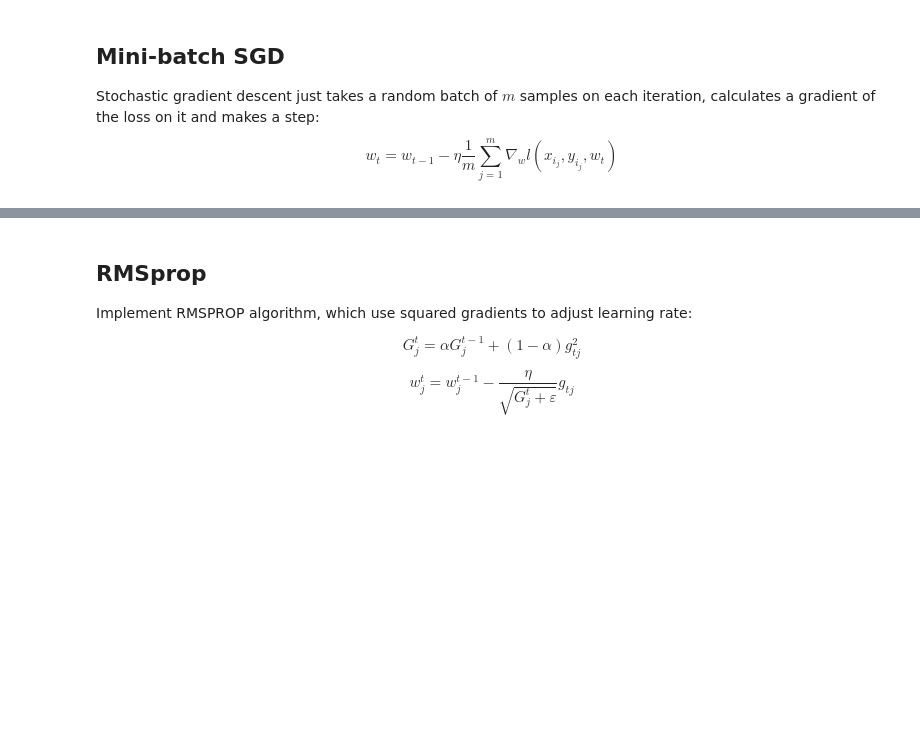
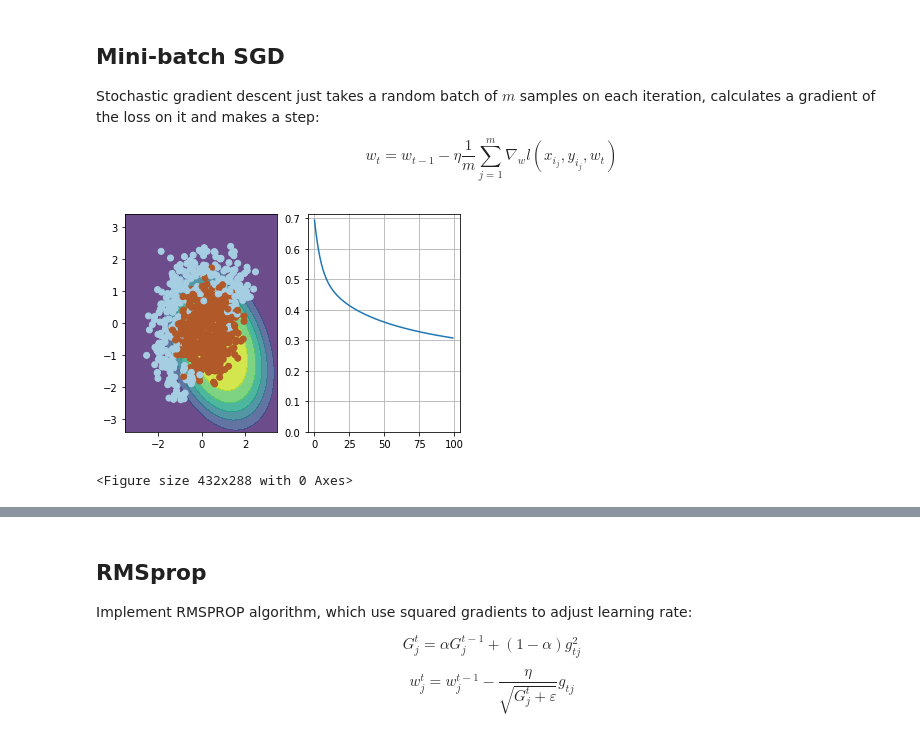
Before and after one commit to nsanghi/intro-to-dl, a Jupyter notebook: week1/week01_pa_solution.ipynb, the cells around one changed output, grey strips where cells are left out. Cells and saved outputs as stored; diff of their text form; code cells hidden in the pictures; blank space fills up the shorter version.

```diff
--- a/week1/week01_pa_solution.ipynb
+++ b/week1/week01_pa_solution.ipynb
@@ -199,6 +198,10 @@ def compute_grad(X, y, w):
     """
 
     # TODO<your code here>
+    p = probability(X,w)
+    grad_vec_all_samples = -((y-p)[:,np.newaxis])*X
+    grad_vec_batch = np.mean(grad_vec_all_samples, axis=0)
+    return grad_vec_batch
 # %%
 # use output of this cell to fill answer field
 ans_part3 = np.linalg.norm(compute_grad(X_expanded, y, dummy_weights))
@@ -250,27 +257,31 @@ $$ w_t = w_{t-1} - \eta \dfrac{1}{m} \sum_{j=1}^m \nabla_w l(x_{i_j}, y_{i_j}, w
 # %%
 # please use np.random.seed(42), eta=0.1, n_iter=100 and batch_size=4 for deterministic results
 
 np.random.seed(42)
 w = np.array([0, 0, 0, 0, 0, 1])
 
 eta= 0.1 # learning rate
 
 n_iter = 100
 batch_size = 4
 loss = np.zeros(n_iter)
 plt.figure(figsize=(12, 5))
 
 for i in range(n_iter):
     ind = np.random.choice(X_expanded.shape[0], batch_size)
     loss[i] = compute_loss(X_expanded, y, w)
     if i % 10 == 0:
         visualize(X_expanded[ind, :], y[ind], w, loss)
 
     # Keep in mind that compute_grad already does averaging over batch for you!
     # TODO:<your code here>
+    w = w - eta*compute_grad(X_expanded, y, w)
 
 visualize(X, y, w, loss)
 plt.clf()
+# %% [output]
+[figure, added]
+<Figure size 432x288 with 0 Axes>
 # %%
 # use output of this cell to fill answer field
 
```
Also changed, not shown: parts of 7 cells of this notebook.
